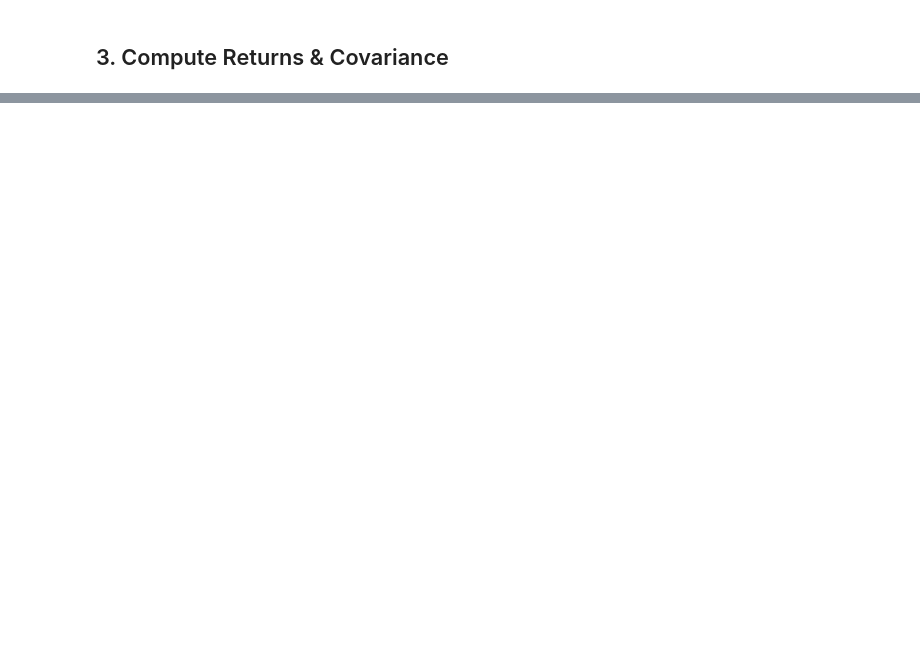
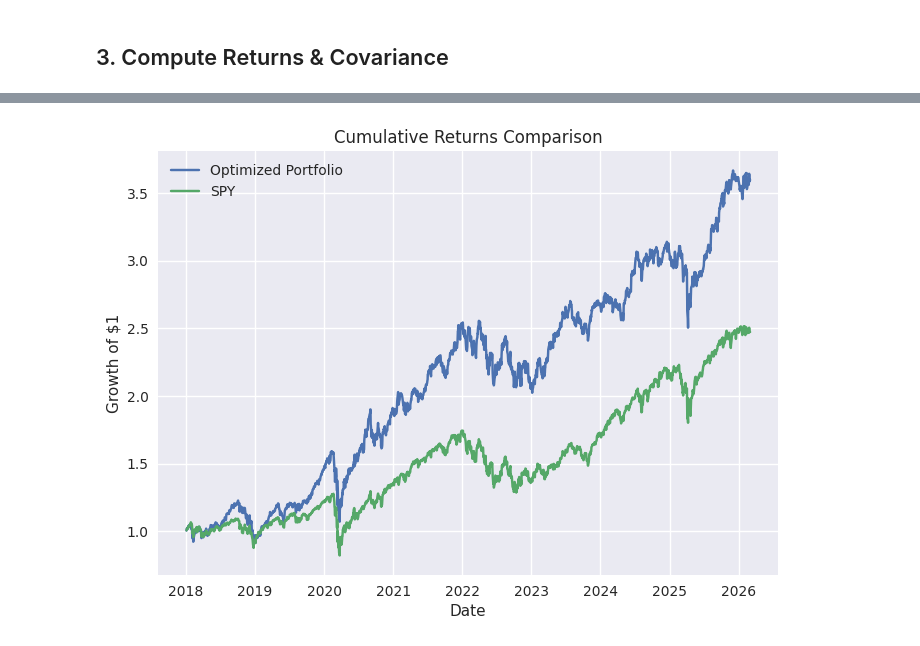
Before and after one commit to paolosalazarp/PortafolioOptimization, a Jupyter notebook: notebook/portfolio_analysis.ipynb, the cells around one changed output, grey strips where cells are left out. Drawn from its saved outputs; the diff is of its cells as text; code cells hidden in the pictures; blank space fills up the shorter version.

```diff
--- a/notebook/portfolio_analysis.ipynb
+++ b/notebook/portfolio_analysis.ipynb
@@ -119,0 +125,3 @@ summary
+# %%
+optimal_weights = optimal.x
+optimal_weights
@@ -119,0 +298,2 @@ summary
+# %%
+portfolio_daily_returns = returns.dot(optimal_weights)
@@ -119,0 +310,19 @@ summary
+# %%
+spy_returns = returns["SPY"]
+# %%
+portfolio_cumulative = (1 + portfolio_daily_returns).cumprod()
+spy_cumulative = (1 + spy_returns).cumprod()
+# %%
+plt.figure()
+
+plt.plot(portfolio_cumulative, label="Optimized Portfolio")
+plt.plot(spy_cumulative, label="SPY")
+
+plt.title("Cumulative Returns Comparison")
+plt.xlabel("Date")
+plt.ylabel("Growth of $1")
+plt.legend()
+
+plt.show()
+# %% [output]
+[figure, added]
```
Also changed, not shown: parts of 52 cells of this notebook.
